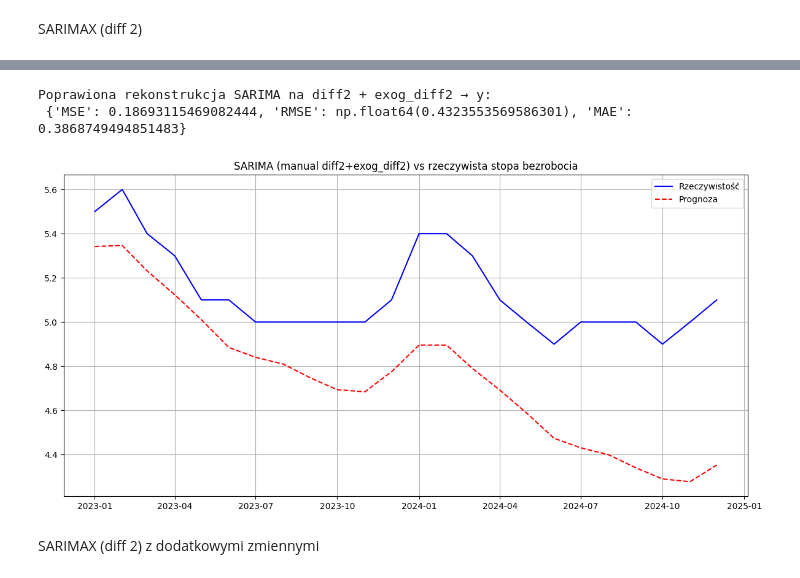
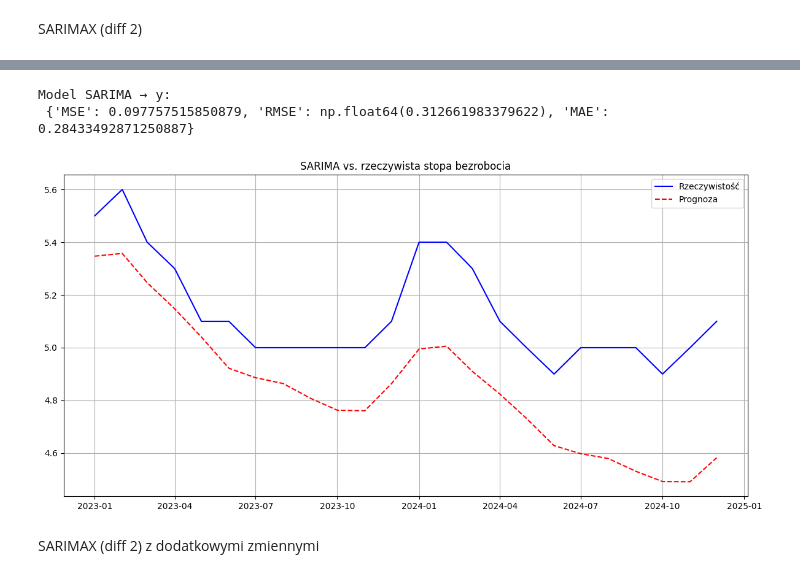
Before and after one commit to pawel-kowal/master_degree, a Jupyter notebook: main.ipynb, the cells around one changed output, grey strips where cells are left out. Saved outputs shown, nothing was run; the diff lists cells and outputs as text; code cells hidden in the pictures.

```diff
--- a/main.ipynb
+++ b/main.ipynb
@@ -87,17 +88,21 @@ plt.show()
 # %% [markdown]
 SARIMAX (diff 2)
 # %%
-df['stopa_bezrobocia_diff']  = df['stopa_bezrobocia'].diff()
-df['stopa_bezrobocia_diff2'] = df['stopa_bezrobocia_diff'].diff()
-df2   = df.dropna(subset=['stopa_bezrobocia_diff2'])
+# df['stopa_bezrobocia_diff']  = df['stopa_bezrobocia'].diff()
+# df['stopa_bezrobocia_diff2'] = df['stopa_bezrobocia_diff'].diff()
+# df2   = df.dropna(subset=['stopa_bezrobocia_diff2'])
+# train_end     = -24
+# series_train  = df2['stopa_bezrobocia_diff2'].iloc[:train_end]
+# series_test   = df2['stopa_bezrobocia_diff2'].iloc[ train_end:]
+
 train_end     = -24
-series_train  = df2['stopa_bezrobocia_diff2'].iloc[:train_end]
-series_test   = df2['stopa_bezrobocia_diff2'].iloc[ train_end:]
+series_train  = df['stopa_bezrobocia'].iloc[:train_end]
+series_test   = df['stopa_bezrobocia'].iloc[ train_end:]
 # %%
 result = grid_search_sarimax(
     series=series_train,
     p_range=range(0, 3),
-    d_range=[0],
+    d_range=[1,2],
     q_range=range(0, 3),
     P_range=range(0, 2),
     D_range=[0],
@@ -123,37 +141,22 @@ plot_predictions(y_test, forecast_diff2, title="Prognoza SARIMA (manual diff2+ex
 # %%
-# 1) Indeks pierwszego kroku testowego w df2
-first_test_idx = series_test.index[0]  # np. '2023-01-01'
-loc = df2.index.get_loc(first_test_idx)
+forecast_diff2 = best_sarimax_diff2.get_forecast(
+    steps=len(series_test)
+).predicted_mean
+forecast_diff2.index = series_test.index
+y_test = series_test
 
-# 2) Indeks ostatniego punktu train w df2
-last_train_loc = loc - 1
-last_train_idx = df2.index[last_train_loc]
-
-# 3) Ostatni yₜ₋₁ i Δyₜ₋₁ z df2
-y_t1       = df.loc[last_train_idx, 'stopa_bezrobocia']
-delta_prev = df2.loc[last_train_idx, 'stopa_bezrobocia_diff']
-
-# 4) Rekonstrukcja
-delta_forecast = delta_prev + np.cumsum(forecast_diff2.values)
-level_forecast = y_t1    + np.cumsum(delta_forecast)
-
-sarima_diff2_forecast = pd.Series(level_forecast, index=series_test.index)
-
-# 5) Metryki i wykres
-y_true = df['stopa_bezrobocia'].iloc[-24:]
-
-metrics_sarima_diff2 = calculate_metrics(y_true, sarima_diff2_forecast)
-print("Poprawiona rekonstrukcja SARIMA na diff2 + exog_diff2 → y:\n", metrics_sarima_diff2)
+metrics_sarima_diff2 = calculate_metrics(y_test, forecast_diff2)
+print("Model SARIMA → y:\n", metrics_sarima_diff2)
 
 plot_predictions(
-    y_true,
-    sarima_diff2_forecast,
-    title="SARIMA (manual diff2+exog_diff2) vs rzeczywista stopa bezrobocia"
+    y_test,
+    forecast_diff2,
+    title="SARIMA vs. rzeczywista stopa bezrobocia"
 )
 # %% [output]
-Poprawiona rekonstrukcja SARIMA na diff2 + exog_diff2 → y:
- {'MSE': 0.18693115469082444, 'RMSE': np.float64(0.4323553569586301), 'MAE': 0.3868749494851483}
+Model SARIMA → y:
+ {'MSE': 0.097757515850879, 'RMSE': np.float64(0.312661983379622), 'MAE': 0.28433492871250887}
-[figure, old version]
+[figure, new version]
 # %% [markdown]
 SARIMAX (diff 2) z dodatkowymi zmiennymi
 # %%
```
Also changed, not shown: parts of 33 cells of this notebook, 6 other files.
